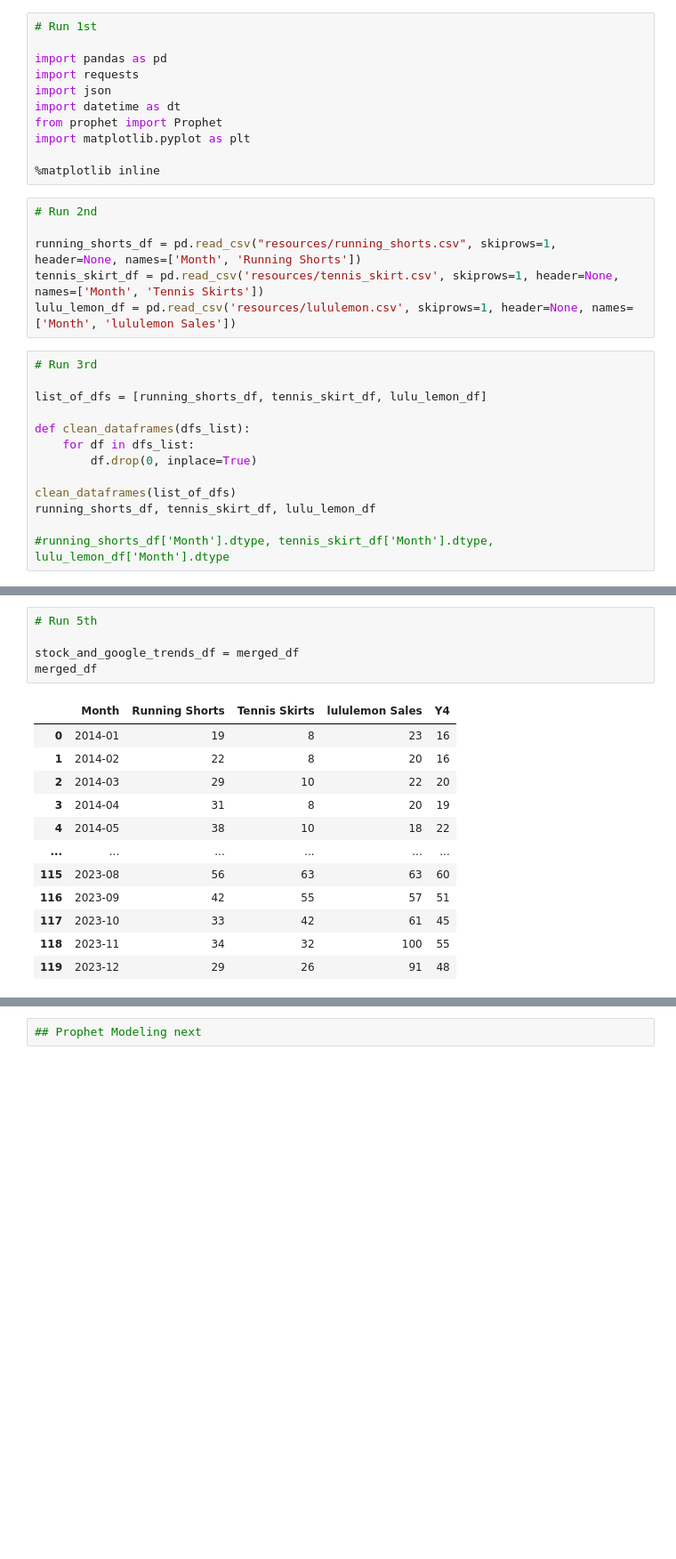
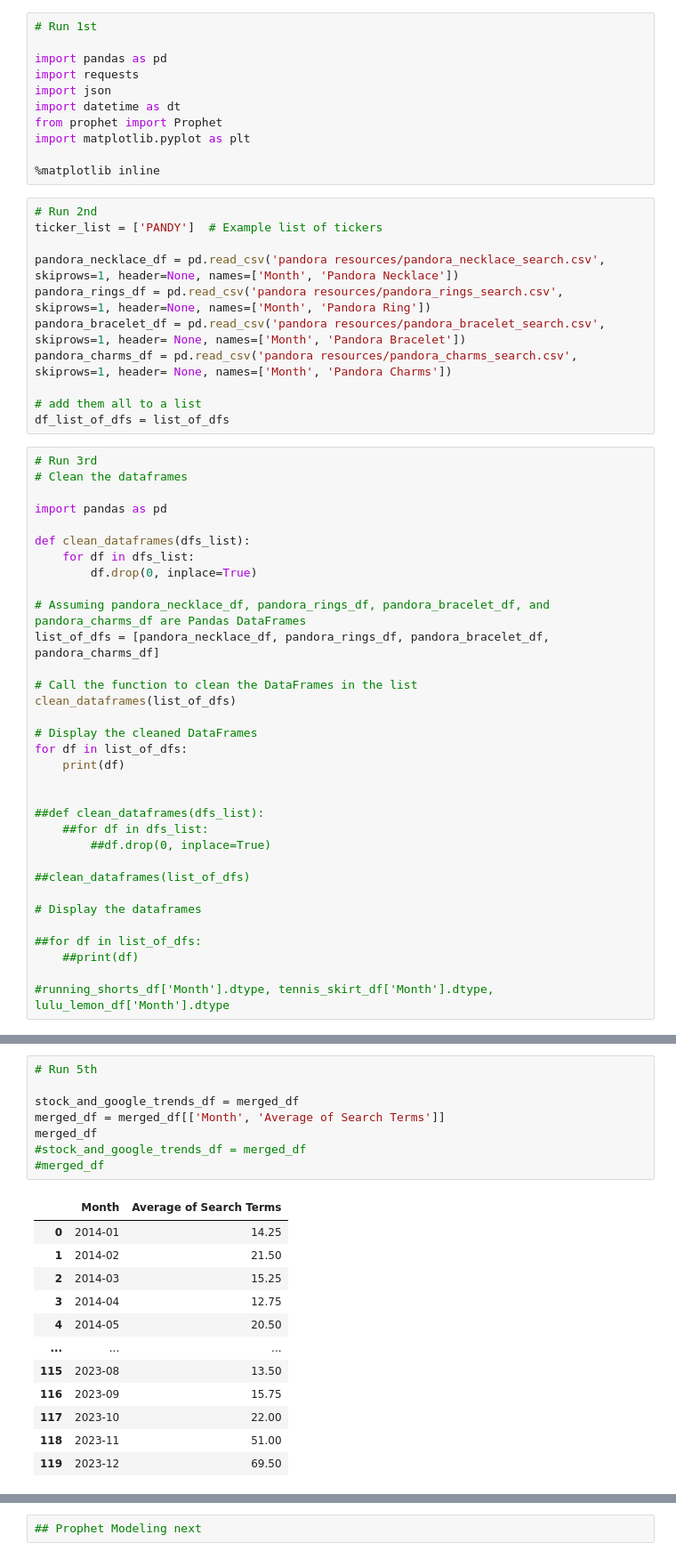
Before and after one commit to jordanyio/project-ai, a Jupyter notebook: mob/MobNotepad.ipynb, the cells around one changed output, grey strips where cells are left out. Shown: that part at 89% size. Saved outputs shown, nothing was run; the diff lists cells and outputs as text; blank space fills up the shorter version.

```diff
--- a/mob/MobNotepad.ipynb
+++ b/mob/MobNotepad.ipynb
@@ -31,21 +31,46 @@ import matplotlib.pyplot as plt
 %matplotlib inline
 # %%
 # Run 2nd
+ticker_list = ['PANDY']  # Example list of tickers
 
-running_shorts_df = pd.read_csv("resources/running_shorts.csv", skiprows=1, header=None, names=['Month', 'Running Shorts'])
-tennis_skirt_df = pd.read_csv('resources/tennis_skirt.csv', skiprows=1, header=None, names=['Month', 'Tennis Skirts'])
-lulu_lemon_df = pd.read_csv('resources/lululemon.csv', skiprows=1, header=None, names=['Month', 'lululemon Sales'])
+pandora_necklace_df = pd.read_csv('pandora resources/pandora_necklace_search.csv', skiprows=1, header=None, names=['Month', 'Pandora Necklace'])
+pandora_rings_df = pd.read_csv('pandora resources/pandora_rings_search.csv', skiprows=1, header=None, names=['Month', 'Pandora Ring'])
+pandora_bracelet_df = pd.read_csv('pandora resources/pandora_bracelet_search.csv', skiprows=1, header= None, names=['Month', 'Pandora Bracelet'])
+pandora_charms_df = pd.read_csv('pandora resources/pandora_charms_search.csv', skiprows=1, header= None, names=['Month', 'Pandora Charms'])
+
+# add them all to a list
+df_list_of_dfs = list_of_dfs
 # %%
 # Run 3rd
+# Clean the dataframes
 
-list_of_dfs = [running_shorts_df, tennis_skirt_df, lulu_lemon_df]
+import pandas as pd
 
 def clean_dataframes(dfs_list):
     for df in dfs_list:
         df.drop(0, inplace=True)
 
+# Assuming pandora_necklace_df, pandora_rings_df, pandora_bracelet_df, and pandora_charms_df are Pandas DataFrames
+list_of_dfs = [pandora_necklace_df, pandora_rings_df, pandora_bracelet_df, pandora_charms_df]
+
+# Call the function to clean the DataFrames in the list
 clean_dataframes(list_of_dfs)
-running_shorts_df, tennis_skirt_df, lulu_lemon_df
+
+# Display the cleaned DataFrames
+for df in list_of_dfs:
+    print(df)
+
+
+##def clean_dataframes(dfs_list):
+    ##for df in dfs_list:
+        ##df.drop(0, inplace=True)
+
+##clean_dataframes(list_of_dfs)
+
+# Display the dataframes
+
+##for df in list_of_dfs:
+    ##print(df)
 
 #running_shorts_df['Month'].dtype, tennis_skirt_df['Month'].dtype, lulu_lemon_df['Month'].dtype
 # %% [output]
@@ -106,18 +184,21 @@ plt.show()
 # %%
 # Run 5th
 
 stock_and_google_trends_df = merged_df
+merged_df = merged_df[['Month', 'Average of Search Terms']]
 merged_df
+#stock_and_google_trends_df = merged_df
+#merged_df
 # %% [output]
-|  | Month | Running Shorts | Tennis Skirts | lululemon Sales | Y4 |
-| 0 | 2014-01 | 19 | 8 | 23 | 16 |
-| 1 | 2014-02 | 22 | 8 | 20 | 16 |
-| 2 | 2014-03 | 29 | 10 | 22 | 20 |
-| 3 | 2014-04 | 31 | 8 | 20 | 19 |
-| 4 | 2014-05 | 38 | 10 | 18 | 22 |
-| ... | ... | ... | ... | ... | ... |
-| 115 | 2023-08 | 56 | 63 | 63 | 60 |
-| 116 | 2023-09 | 42 | 55 | 57 | 51 |
-| 117 | 2023-10 | 33 | 42 | 61 | 45 |
-| 118 | 2023-11 | 34 | 32 | 100 | 55 |
-| 119 | 2023-12 | 29 | 26 | 91 | 48 |
+|  | Month | Average of Search Terms |
+| 0 | 2014-01 | 14.25 |
+| 1 | 2014-02 | 21.50 |
+| 2 | 2014-03 | 15.25 |
+| 3 | 2014-04 | 12.75 |
+| 4 | 2014-05 | 20.50 |
+| ... | ... | ... |
+| 115 | 2023-08 | 13.50 |
+| 116 | 2023-09 | 15.75 |
+| 117 | 2023-10 | 22.00 |
+| 118 | 2023-11 | 51.00 |
+| 119 | 2023-12 | 69.50 |
```
Also changed, not shown: parts of 22 cells of this notebook, 38 other files.
